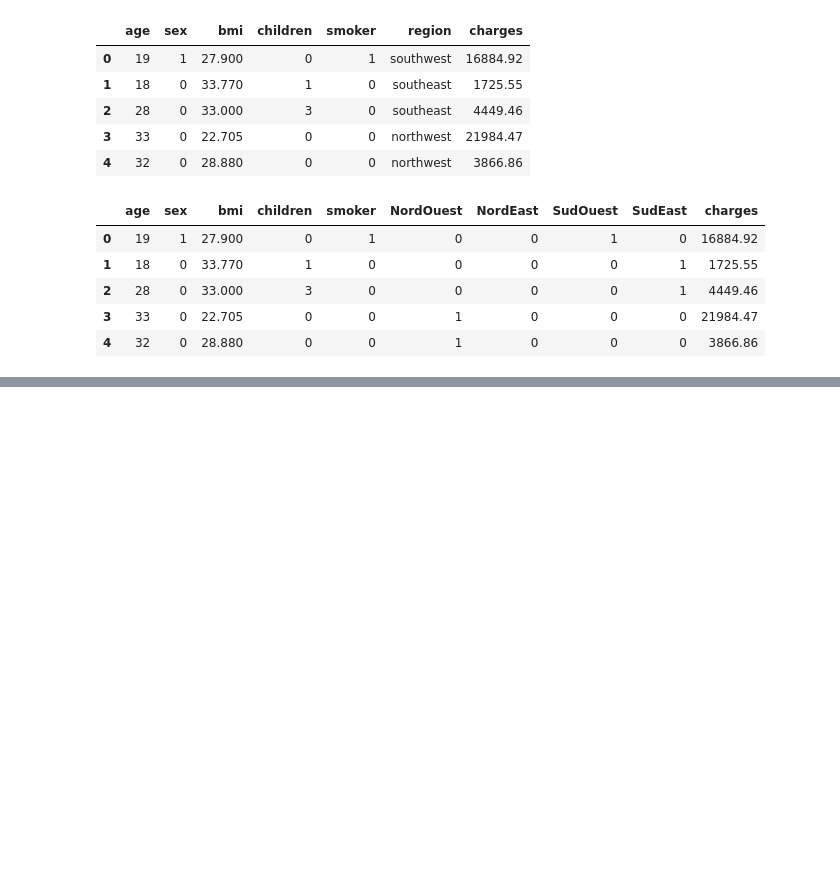
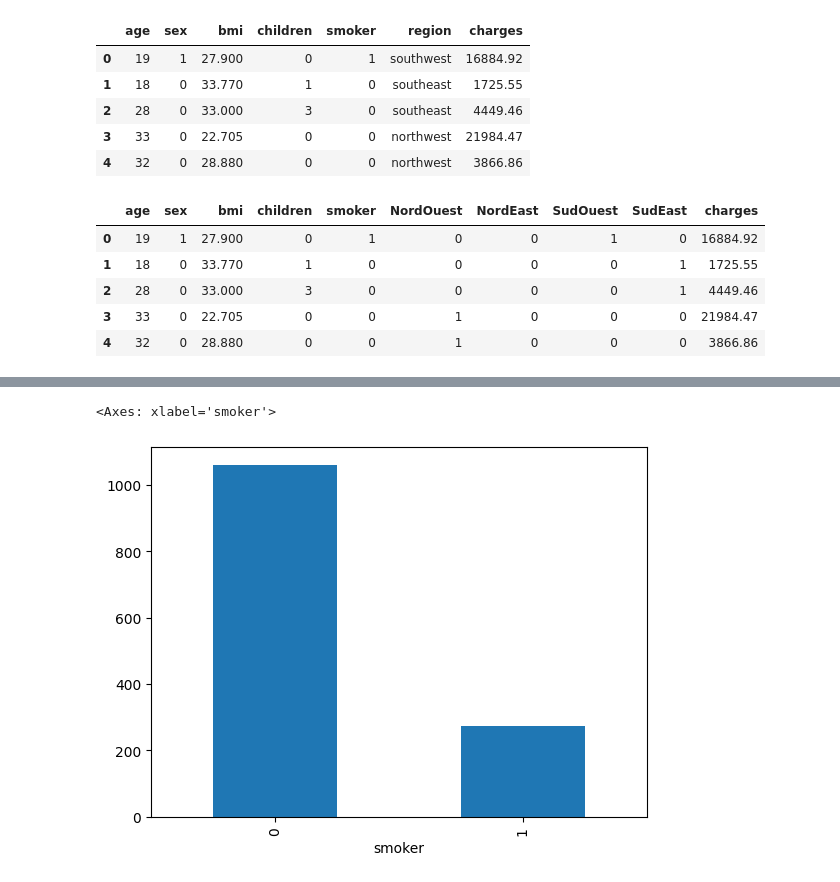
Before and after one commit to ElieLECAS/Assurance_FE, a Jupyter notebook: checklist.ipynb, the cells around one changed output, grey strips where cells are left out. Saved outputs shown, nothing was run; the diff lists cells and outputs as text; code cells hidden in the pictures; blank space fills up the shorter version.

Commit message:
premiers graphiques

```diff
--- a/checklist.ipynb
+++ b/checklist.ipynb
@@ -99,0 +106,5 @@ df.head()
+# %%
+df['smoker'].value_counts().plot.bar()
+# %% [output]
+<Axes: xlabel='smoker'>
+[figure, added]
```
Also changed, not shown: parts of 10 cells of this notebook.
